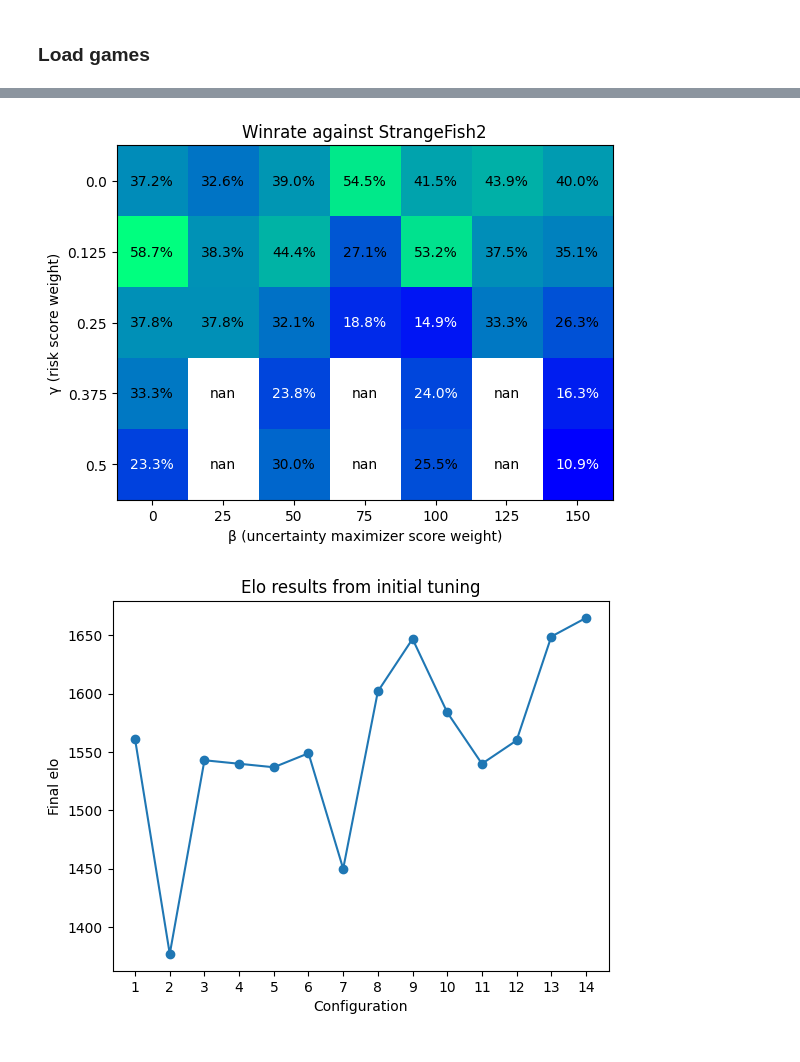
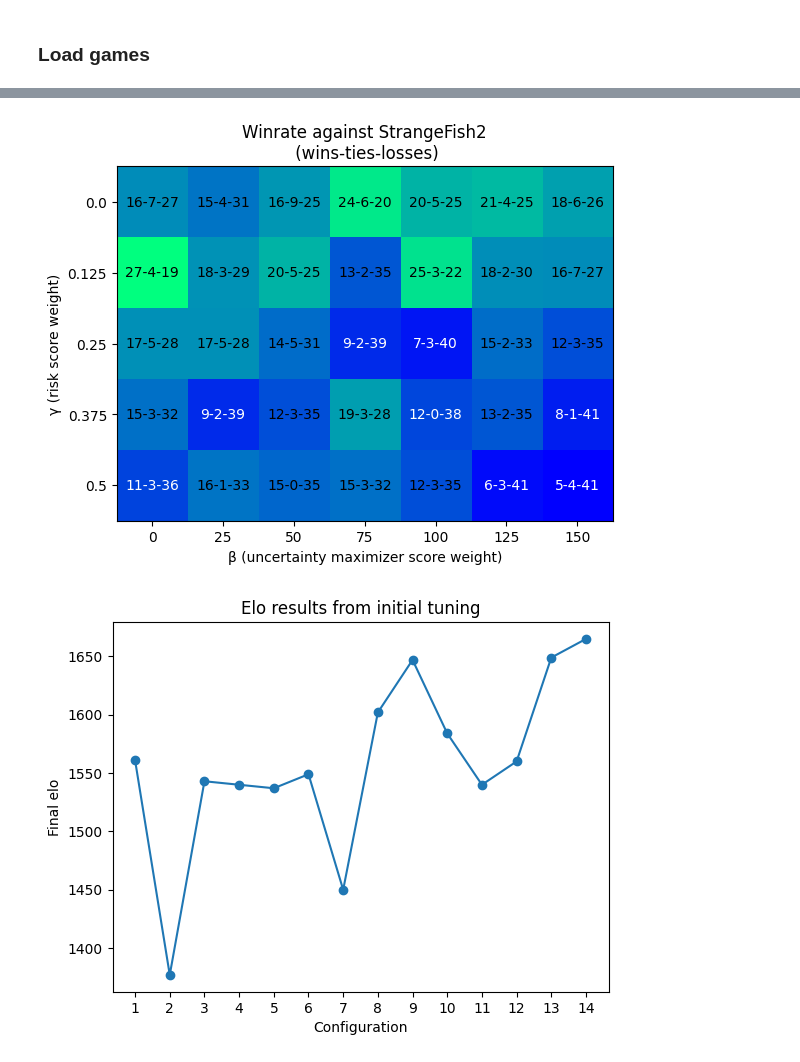
Before and after one commit to JacekCzupyt/RBC-Zubat, a Jupyter notebook: analysis/unranked_tests.ipynb, the cells around one changed output, grey strips where cells are left out. Cells and saved outputs as stored; diff of their text form; code cells hidden in the pictures.

```diff
--- a/analysis/unranked_tests.ipynb
+++ b/analysis/unranked_tests.ipynb
@@ -238,12 +239,20 @@ fig, ax = plt.subplots()
 data = [[float("nan") for _ in range(7)] for _ in range(5)]
 for u in games[opp]:
     for r in games[opp][u]:
-        dom = len([g for g in games[opp][u][r].values() if g.result != 0])
-        data[r][u] = (len([g for g in games[opp][u][r].values() if g.result == 1]) / dom) if dom != 0 else float('nan')
+        dom = len([g for g in list(games[opp][u][r].values())[:50] if g.result != 0])
+        if dom != 0:
+            data[r][u] = (len([g for g in list(games[opp][u][r].values())[:50] if g.result == 1]) / dom) if dom != 0 else float('nan')
 
 ax.matshow(data, cmap='winter')
 for (i, j), z in np.ndenumerate(data):
-    ax.text(j, i, f"{100*z:02.1f}%" if (not np.isnan(z)) else z, ha='center', va='center', color=("white" if z < 0.55 else "black"))
+    # ax.text(j, i, f"{100*z:02.1f}%" if (not np.isnan(z)) else z, ha='center', va='center', color=("white" if z < 0.55 else "black"))
+    ax.text(
+        j, i,
+        f"{len([g for g in list(games[opp][j][i].values())[:50] if g.result == 1])}-"
+        f"{len([g for g in list(games[opp][j][i].values())[:50] if g.result == 0])}-"
+        f"{len([g for g in list(games[opp][j][i].values())[:50] if g.result == -1])}",
+        ha='center', va='center', color=("white" if z < 0.55 else "black")
+    )
 
 ax.set_xticklabels([f"{x*25}" for x in range(-1,7)])
 ax.set_yticklabels([f"{x*0.125}" for x in range(-1,5)])
@@ -251,6 +260,6 @@ ax.xaxis.set_ticks_position("bottom")
 
 ax.set_xlabel("β (uncertainty maximizer score weight)")
 ax.set_ylabel("γ (risk score weight)")
-ax.set_title(f"Winrate against {opp}")
+ax.set_title(f"Winrate against {opp}\n (wins-ties-losses)")
 plt.savefig("imgs/winrate_chart_oracle.png")
 # %% [output]
@@ -258,29 +267,36 @@ plt.savefig("imgs/winrate_chart_oracle.png")
 # %%
 opp = "StrangeFish2"
 
 fig, ax = plt.subplots()
 
 data = [[float("nan") for _ in range(7)] for _ in range(5)]
 for u in games[opp]:
     for r in games[opp][u]:
-        dom = len([g for g in games[opp][u][r].values() if g.result != 0])
-        data[r][u] = (len([g for g in games[opp][u][r].values() if g.result == 1]) / dom) if dom != 0 else float('nan')
+        dom = len([g for g in list(games[opp][u][r].values())[:50] if g.result != 0])
+        if dom != 0:
+            data[r][u] = (len([g for g in list(games[opp][u][r].values())[:50] if g.result == 1]) / dom) if dom != 0 else float('nan')
 
 ax.matshow(data, cmap='winter')
 for (i, j), z in np.ndenumerate(data):
-    ax.text(j, i, f"{100*z:02.1f}%" if (not np.isnan(z)) else z, ha='center', va='center', color=("white" if z < 0.25 else "black"))
+    # ax.text(j, i, f"{100*z:02.1f}%" if (not np.isnan(z)) else z, ha='center', va='center', color=("white" if z < 0.55 else "black"))
+    ax.text(
+        j, i,
+        f"{len([g for g in list(games[opp][j][i].values())[:50] if g.result == 1])}-"
+        f"{len([g for g in list(games[opp][j][i].values())[:50] if g.result == 0])}-"
+        f"{len([g for g in list(games[opp][j][i].values())[:50] if g.result == -1])}",
+        ha='center', va='center', color=("white" if z < 0.25 else "black")
+    )
 
 ax.set_xticklabels([f"{x*25}" for x in range(-1,7)])
 ax.set_yticklabels([f"{x*0.125}" for x in range(-1,5)])
 ax.xaxis.set_ticks_position("bottom")
 
 ax.set_xlabel("β (uncertainty maximizer score weight)")
 ax.set_ylabel("γ (risk score weight)")
-ax.set_title(f"Winrate against {opp}")
-# plt.savefig("imgs/winrate_chart_sf2.png")
-plt.show()
+ax.set_title(f"Winrate against {opp}\n (wins-ties-losses)")
+plt.savefig("imgs/winrate_chart_sf2.png")
 # %% [output]
-[figure, old version]
+[figure, new version]
 # %%
 data = [1561, 1377, 1543, 1540, 1537, 1549, 1450, 1602, 1647, 1584, 1540, 1560, 1649, 1665]
 
```
Also changed, not shown: parts of 8 cells of this notebook, 1 other file.
